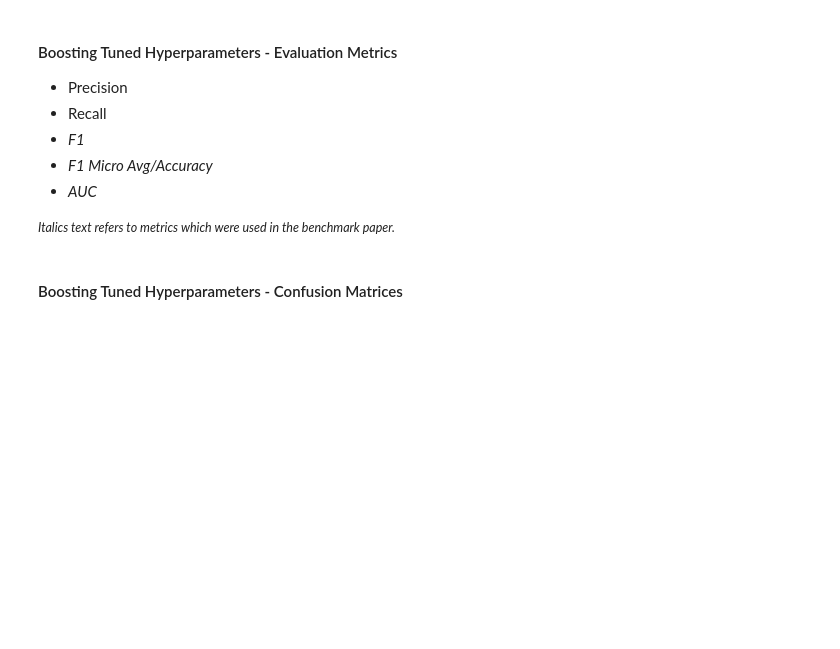
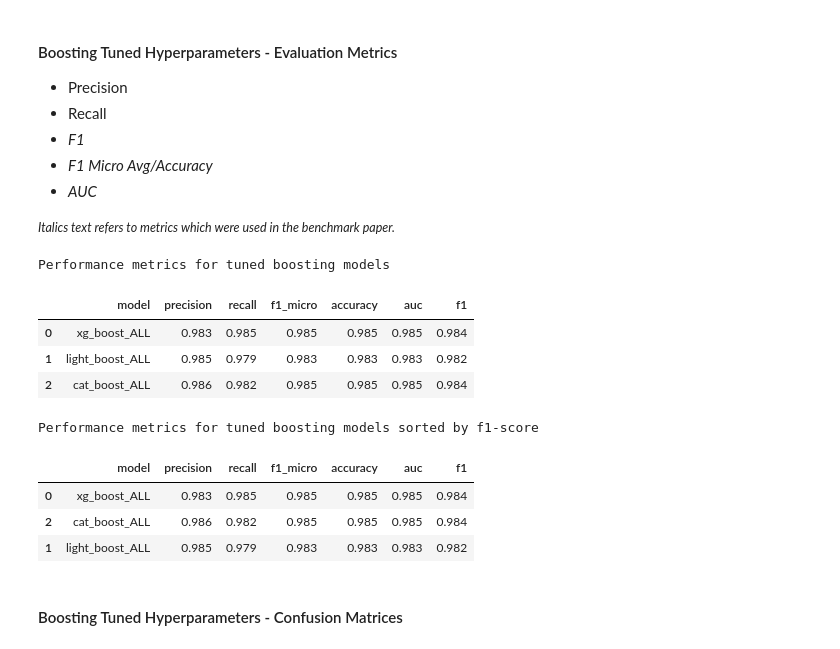
Before and after one commit to achmand/aml-crypto-graph, a Jupyter notebook: src/1.1_experiment_results.ipynb, the cells around one changed output. Saved outputs shown, nothing was run; the diff lists cells and outputs as text; code cells hidden in the pictures; blank space fills up the shorter version.

```diff
--- a/src/1.1_experiment_results.ipynb
+++ b/src/1.1_experiment_results.ipynb
@@ -143,5 +279,25 @@ print_model_params(default_results)
     Italics text refers to metrics which were used in the benchmark paper.
     </i>
 </small>
+# %%
+# dataframe with all the perfomance metrics
+print("Performance metrics for tuned boosting models")
+tuned_metrics_df = results_table(tuned_results)
+display(tuned_metrics_df)
+
+# sorted by f1 score
+print("Performance metrics for tuned boosting models sorted by f1-score")
+display(tuned_metrics_df.sort_values("f1", ascending=False))
+# %% [output]
+Performance metrics for tuned boosting models
+|  | model | precision | recall | f1_micro | accuracy | auc | f1 |
+| 0 | xg_boost_ALL | 0.983 | 0.985 | 0.985 | 0.985 | 0.985 | 0.984 |
+| 1 | light_boost_ALL | 0.985 | 0.979 | 0.983 | 0.983 | 0.983 | 0.982 |
+| 2 | cat_boost_ALL | 0.986 | 0.982 | 0.985 | 0.985 | 0.985 | 0.984 |
+Performance metrics for tuned boosting models sorted by f1-score
+|  | model | precision | recall | f1_micro | accuracy | auc | f1 |
+| 0 | xg_boost_ALL | 0.983 | 0.985 | 0.985 | 0.985 | 0.985 | 0.984 |
+| 2 | cat_boost_ALL | 0.986 | 0.982 | 0.985 | 0.985 | 0.985 | 0.984 |
+| 1 | light_boost_ALL | 0.985 | 0.979 | 0.983 | 0.983 | 0.983 | 0.982 |
 # %% [markdown]
 #### Boosting Tuned Hyperparameters - Confusion Matrices
```
Also changed, not shown: parts of 32 cells of this notebook, 6 other files.
